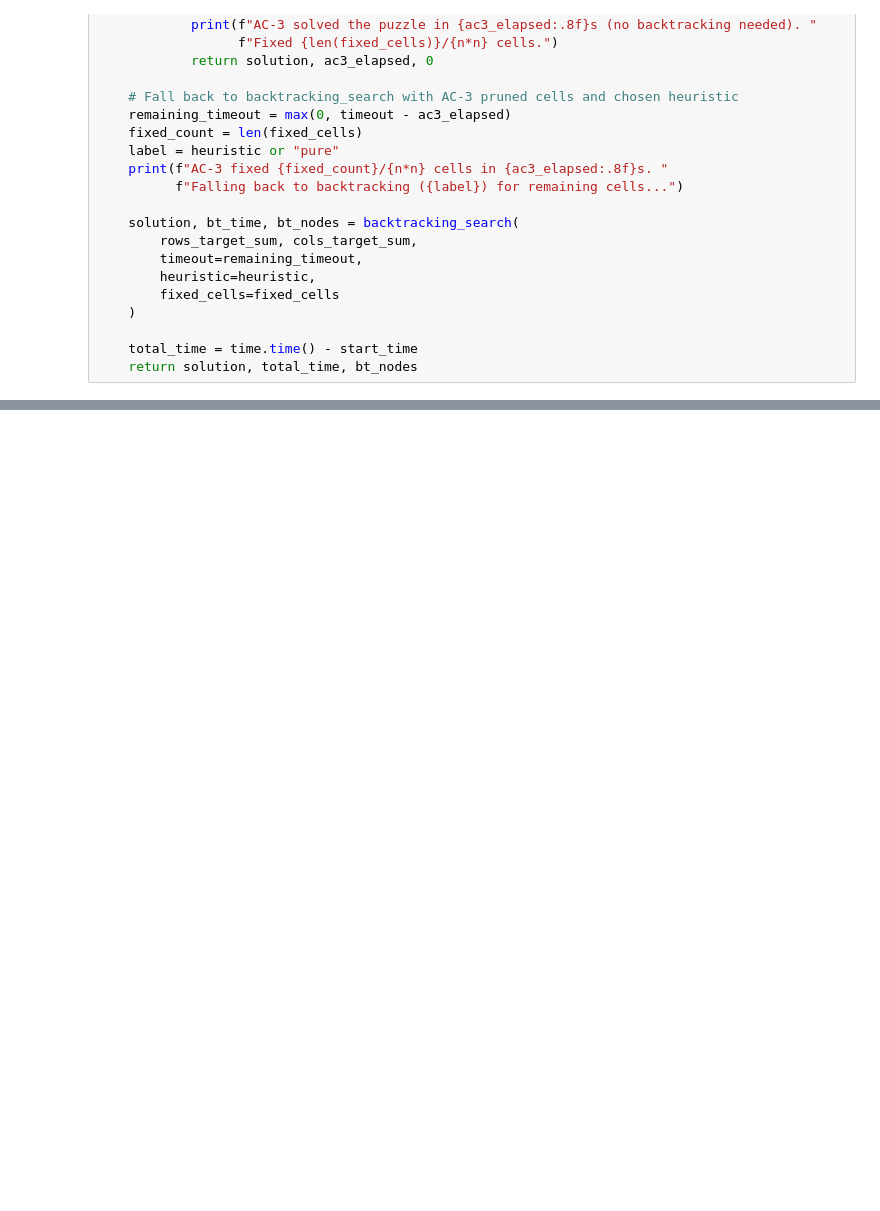
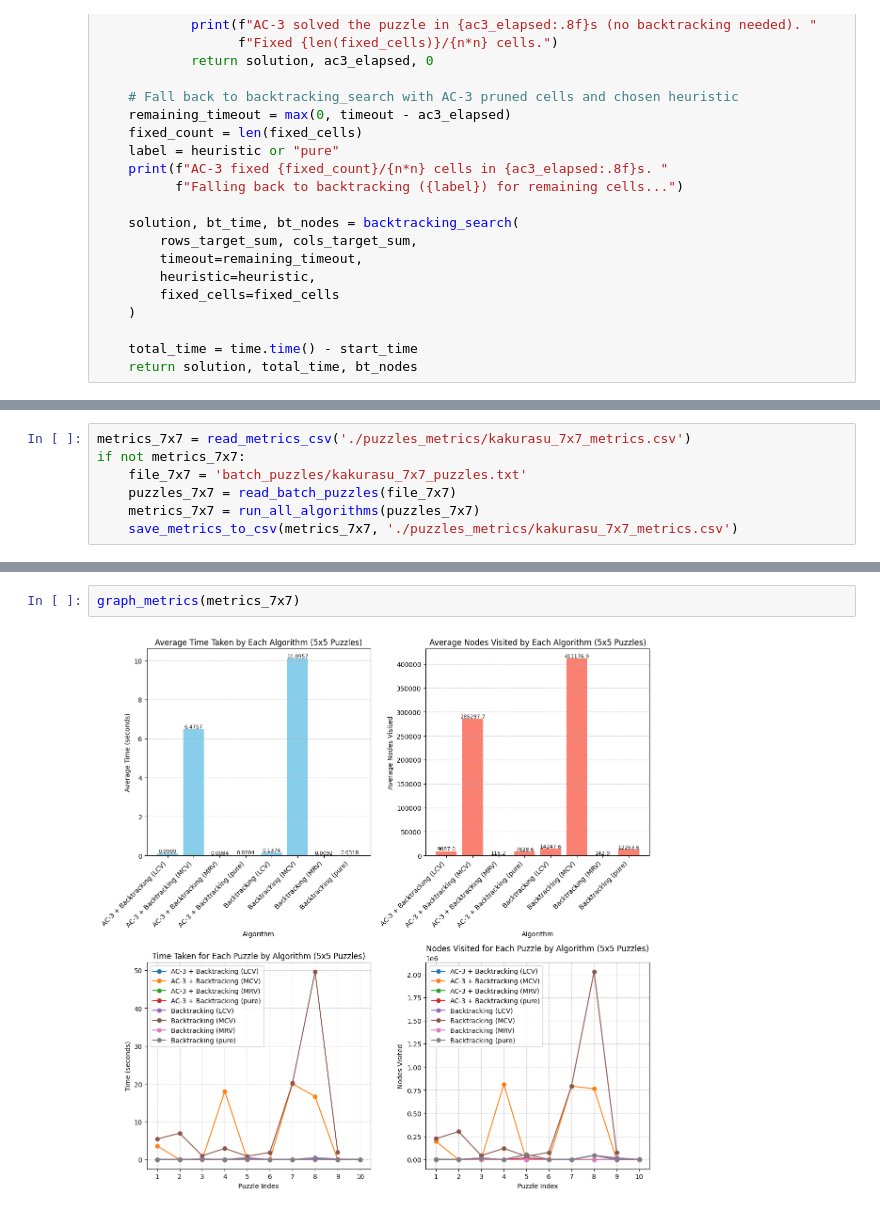
Before and after one commit to walter-amador/csp_kakurasu_solver, a Jupyter notebook: kakurasu_solver.ipynb, the cells around one changed output, grey strips where cells are left out. Saved outputs shown, nothing was run; the diff lists cells and outputs as text; blank space fills up the shorter version.

```diff
--- a/kakurasu_solver.ipynb
+++ b/kakurasu_solver.ipynb
@@ -604,0 +834,7 @@ Total time: 0.00046515s | Backtracking nodes: 0
+# %%
+metrics_7x7 = read_metrics_csv('./puzzles_metrics/kakurasu_7x7_metrics.csv')
+if not metrics_7x7:
+    file_7x7 = 'batch_puzzles/kakurasu_7x7_puzzles.txt'
+    puzzles_7x7 = read_batch_puzzles(file_7x7)
+    metrics_7x7 = run_all_algorithms(puzzles_7x7)
+    save_metrics_to_csv(metrics_7x7, './puzzles_metrics/kakurasu_7x7_metrics.csv')
@@ -604,0 +859,4 @@ Total time: 0.00046515s | Backtracking nodes: 0
+# %%
+graph_metrics(metrics_7x7)
+# %% [output]
+[figure, added]
```
Also changed, not shown: parts of 20 cells of this notebook, 9 other files.
